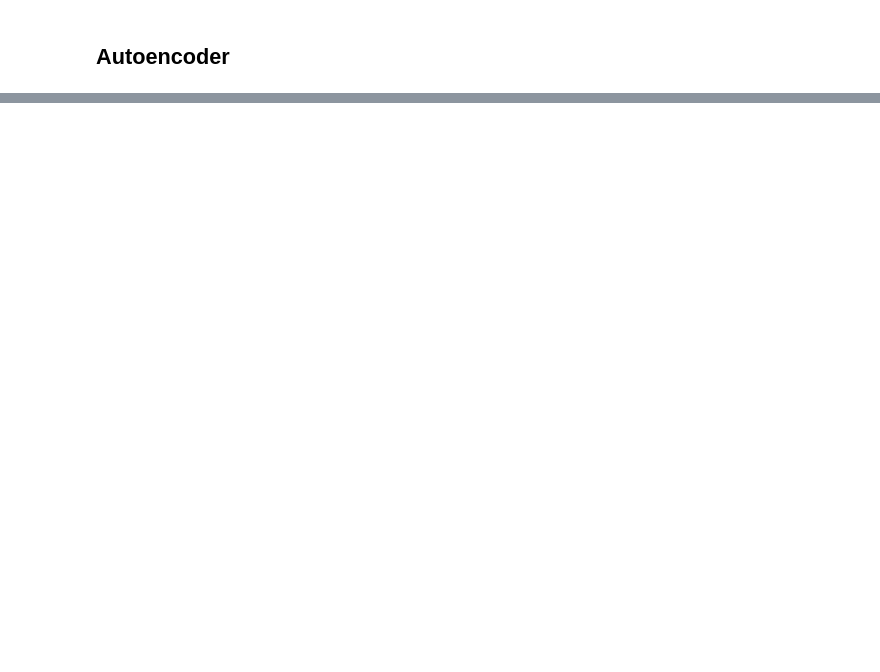
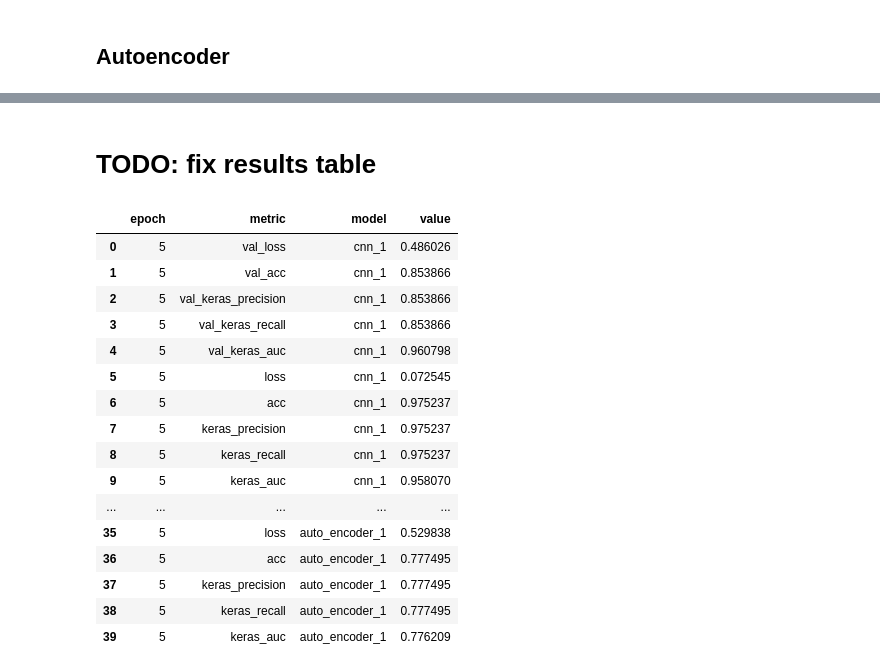
Before and after one commit to CooperStansbury/permission_pipeline, a Jupyter notebook: training_notebooks/train_custom_nn_models.ipynb, the cells around one changed output, grey strips where cells are left out. Saved outputs shown, nothing was run; the diff lists cells and outputs as text; code cells hidden in the pictures; blank space fills up the shorter version.

```diff
--- a/training_notebooks/train_custom_nn_models.ipynb
+++ b/training_notebooks/train_custom_nn_models.ipynb
@@ -248,9 +263,9 @@ cnn_3.compile(loss='binary_crossentropy',
 fit_cnn_3 = cnn_3.fit(text_train[new_col_names],
                   label_train,
                   validation_data=(text_test[new_col_names],label_test),
-                  epochs=5,
-                  shuffle=True,
-                  batch_size=3)
+                  epochs=n_epochs,
+                  shuffle=to_shuffle,
+                  batch_size=n_batch)
 # %% [output]
 Train on 2746 samples, validate on 1177 samples
 Epoch 1/5
@@ -286,9 +301,9 @@ auto_encoder_1.compile(loss='binary_crossentropy',
 fit_auto_encoder_1 = auto_encoder_1.fit(text_train[new_col_names],
                   label_train,
                   validation_data=(text_test[new_col_names],label_test),
-                epochs=5,
-                batch_size=3,
-                shuffle=True)
+                epochs=n_epochs,
+                batch_size=n_batch,
+                shuffle=to_shuffle)
 # %% [output]
 Train on 2746 samples, validate on 1177 samples
 Epoch 1/5
@@ -303,0 +319,10 @@ Epoch 5/5
+# %%
+cnn_1.name = "cnn_1"
+cnn_2.name = "cnn_2"
+cnn_3.name = "cnn_3"
+auto_encoder_1.name = "auto_encoder_1"
+ann_models = [cnn_1, cnn_2, cnn_3, auto_encoder_1]
+# %%
+for model in ann_models:
+    print("##########################", model.name, "##########################")
+    print(model.summary())
@@ -303,0 +347,36 @@ Epoch 5/5
+# %% [markdown]
+# TODO: fix results table
+# %%
+new_rows = []
+
+for model in ann_models:
+    for metric_key, values in model.history.history.items():
+        for value in values: # each epoch
+
+            row = {"model": model.name,
+                   "epoch":values.index(value) + 1,
+                  "metric":metric_key,
+                  "value":value, }
+        new_rows.append(row)
+
+
+ann_results_df = pd.DataFrame(new_rows)
+ann_results_df.head(len(ann_results_df))
+# %% [output]
+|  | epoch | metric | model | value |
+| 0 | 5 | val_loss | cnn_1 | 0.486026 |
+| 1 | 5 | val_acc | cnn_1 | 0.853866 |
+| 2 | 5 | val_keras_precision | cnn_1 | 0.853866 |
+| 3 | 5 | val_keras_recall | cnn_1 | 0.853866 |
+| 4 | 5 | val_keras_auc | cnn_1 | 0.960798 |
+| 5 | 5 | loss | cnn_1 | 0.072545 |
+| 6 | 5 | acc | cnn_1 | 0.975237 |
+| 7 | 5 | keras_precision | cnn_1 | 0.975237 |
+| 8 | 5 | keras_recall | cnn_1 | 0.975237 |
+| 9 | 5 | keras_auc | cnn_1 | 0.958070 |
+| ... | ... | ... | ... | ... |
+| 35 | 5 | loss | auto_encoder_1 | 0.529838 |
+| 36 | 5 | acc | auto_encoder_1 | 0.777495 |
+| 37 | 5 | keras_precision | auto_encoder_1 | 0.777495 |
+| 38 | 5 | keras_recall | auto_encoder_1 | 0.777495 |
+| 39 | 5 | keras_auc | auto_encoder_1 | 0.776209 |
```
Also changed, not shown: parts of 22 cells of this notebook.
